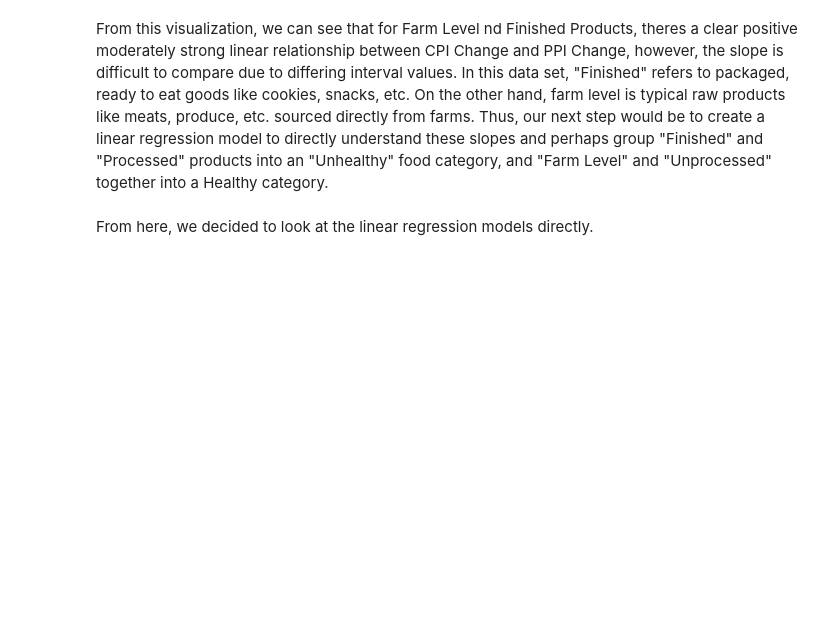
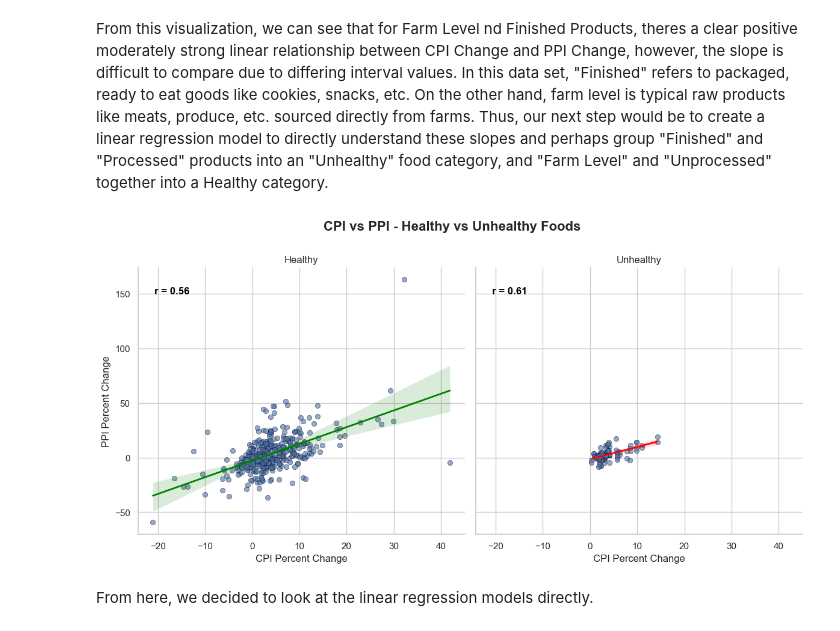
Before and after one commit to eva163x/food-insecurity-analysis, a Jupyter notebook: CS216_Project.ipynb, the cells around one changed output. Drawn from its saved outputs; the diff is of its cells as text; code cells hidden in the pictures; blank space fills up the shorter version.

```diff
--- a/CS216_Project.ipynb
+++ b/CS216_Project.ipynb
@@ -860,39 +870,51 @@ plt.show()
 From this visualization, we can see that for Farm Level nd Finished Products, theres a clear positive moderately strong linear relationship between CPI Change and PPI Change, however, the slope is difficult to compare due to differing interval values. In this data set, "Finished" refers to packaged, ready to eat goods like cookies, snacks, etc. On the other hand, farm level is typical raw products like meats, produce, etc. sourced directly from farms. Thus, our next step would be to create a linear regression model to directly understand these slopes and perhaps group "Finished" and "Processed" products into an "Unhealthy" food category, and "Farm Level" and "Unprocessed" together into a Healthy category.
 # %%
 # from scipy.stats import pearsonr
+# Define mapping for processing level to health category
+def assign_health_category(row):
+    if row in ["Finished", "Processed"]:
+        return "Unhealthy"
+    elif row in ["Farm Level", "Unprocessed"]:
+        return "Healthy"
+
+
+# Apply the mapping to create a new column
+cpi_ppi['Health Category'] = cpi_ppi['Category'].apply(assign_health_category)
 
 # # Set style
-# sns.set(style="whitegrid")
+sns.set(style="whitegrid")
 
-# # Define colors for health categories
-# colors = {"Healthy": "green", "Unhealthy": "red", "Other": "gray"}
+# Define colors for health categories
+colors = {"Healthy": "green", "Unhealthy": "red", "Other": "gray"}
 
-# # Create the facet grid
-# g = sns.FacetGrid(cpi_ppi, col="Health Category", height=6, sharex=True, sharey=True, palette=colors)
-# g.map_dataframe(sns.scatterplot, x="Percent change_consumer", y="Percent change_producer", alpha=0.6, edgecolor="black")
+# Create the facet grid
+g = sns.FacetGrid(cpi_ppi, col="Health Category", height=6, sharex=True, sharey=True, palette=colors)
+g.map_dataframe(sns.scatterplot, x="Percent change_consumer", y="Percent change_producer", alpha=0.6, edgecolor="black")
 
-# # Add regression lines & correlation coefficients
-# for ax, category in zip(g.axes.flat, cpi_ppi['Health Category'].unique()):
-#     data = cpi_ppi[cpi_ppi['Health Category'] == category]
+# Add regression lines & correlation coefficients
+for ax, category in zip(g.axes.flat, cpi_ppi['Health Category'].unique()):
+    data = cpi_ppi[cpi_ppi['Health Category'] == category]
 
-#     # Regression line with confidence interval
-#     sns.regplot(data = data, x = "Percent change_consumer", y = "Percent change_producer", ax = ax,
-#                 scatter = False, color=colors[category], ci = 95, line_kws = {'linewidth': 2})
+    # Regression line with confidence interval
+    sns.regplot(data = data, x = "Percent change_consumer", y = "Percent change_producer", ax = ax,
+                scatter = False, color=colors[category], ci = 95, line_kws = {'linewidth': 2})
 
-#     # calculate Pearson correlation
-#     corr, _ = pearsonr(data['Percent change_consumer'], data['Percent change_producer'])
-#     ax.text(0.05, 0.9, f"r = {corr:.2f}", transform=ax.transAxes, fontsize=12, fontweight="bold", color="black")
+    # calculate Pearson correlation
+    corr, _ = pearsonr(data['Percent change_consumer'], data['Percent change_producer'])
+    ax.text(0.05, 0.9, f"r = {corr:.2f}", transform=ax.transAxes, fontsize=12, fontweight="bold", color="black")
 
-# # Adjust titles & labels
-# g.set_axis_labels("CPI Percent Change", "PPI Percent Change")
-# g.set_titles("{col_name}")
+# Adjust titles & labels
+g.set_axis_labels("CPI Percent Change", "PPI Percent Change")
+g.set_titles("{col_name}")
 
-# # Improve title positioning
-# plt.subplots_adjust(top=0.85)
-# g.fig.suptitle("CPI vs PPI - Healthy vs Unhealthy Foods", fontsize=16, fontweight="bold")
+# Improve title positioning
+plt.subplots_adjust(top=0.85)
+g.fig.suptitle("CPI vs PPI - Healthy vs Unhealthy Foods", fontsize=16, fontweight="bold")
 
-# # Show the figure
-# plt.show()
+# Show the figure
+plt.show()
+# %% [output]
+[figure, added]
 # %% [markdown]
 From here, we decided to look at the linear regression models directly.
 # %%
```
Also changed, not shown: parts of 3 cells of this notebook.
